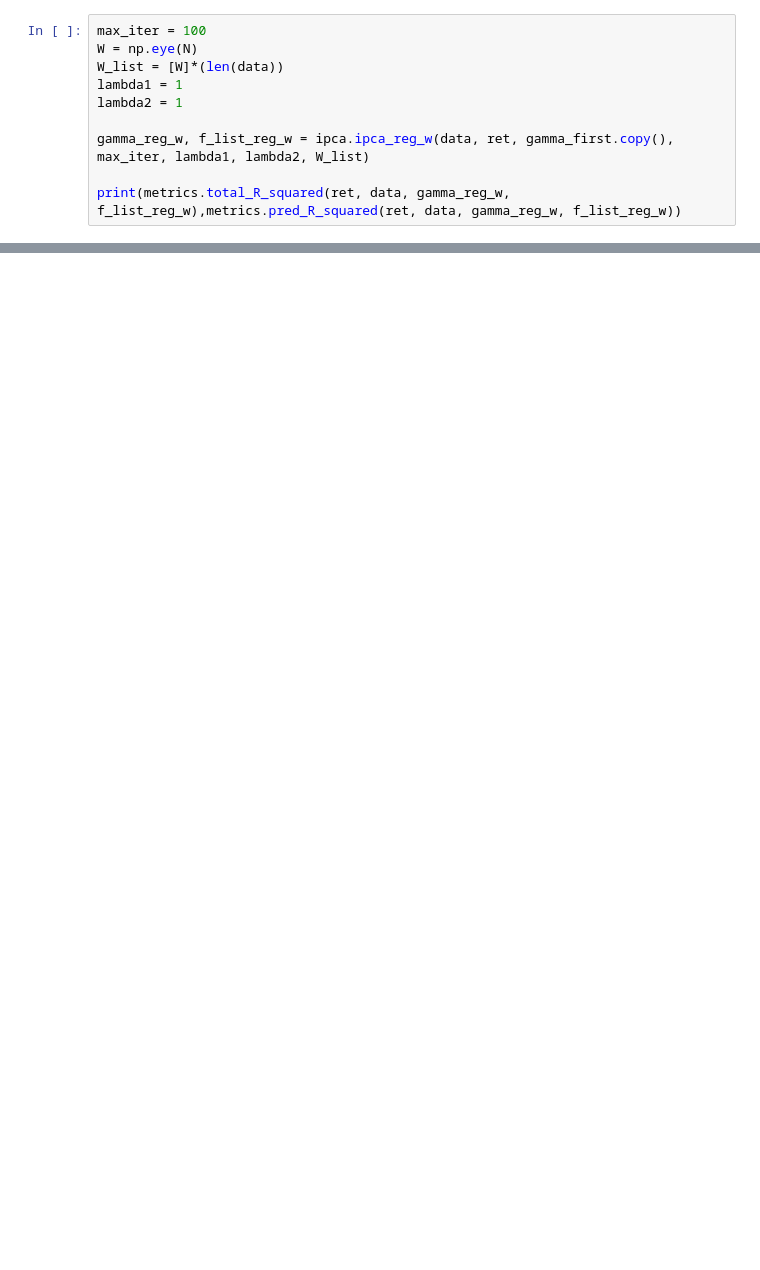
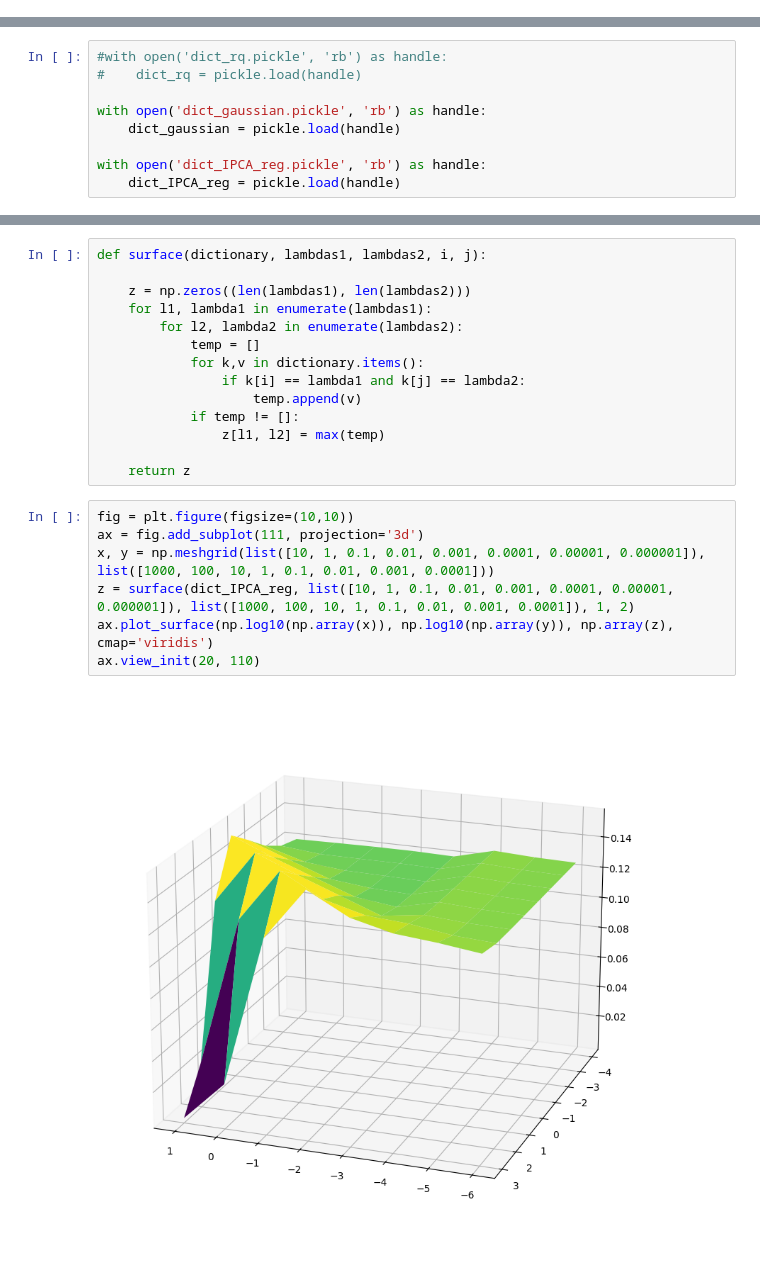
Before and after one commit to matteoferrazzi/ML-project-2, a Jupyter notebook: run.ipynb, the cells around one changed output, grey strips where cells are left out. Saved outputs shown, nothing was run; the diff lists cells and outputs as text; blank space fills up the shorter version.

Commit message:
changes in lambdas and dictionaries

```diff
--- a/run.ipynb
+++ b/run.ipynb
@@ -54,10 +26,0 @@ done
-# %%
-max_iter = 100
-W = np.eye(N)
-W_list = [W]*(len(data))
-lambda1 = 1
-lambda2 = 1
-
-gamma_reg_w, f_list_reg_w = ipca.ipca_reg_w(data, ret, gamma_first.copy(), max_iter, lambda1, lambda2, W_list)
-
-print(metrics.total_R_squared(ret, data, gamma_reg_w, f_list_reg_w),metrics.pred_R_squared(ret, data, gamma_reg_w, f_list_reg_w))
@@ -320,0 +27,9 @@ array([[ 1.00000000e+00, -5.86124409e-16, -2.38669266e-16,
+# %%
+#with open('dict_rq.pickle', 'rb') as handle:
+#    dict_rq = pickle.load(handle)
+
+with open('dict_gaussian.pickle', 'rb') as handle:
+    dict_gaussian = pickle.load(handle)
+
+with open('dict_IPCA_reg.pickle', 'rb') as handle:
+    dict_IPCA_reg = pickle.load(handle)
@@ -320,0 +56,23 @@ array([[ 1.00000000e+00, -5.86124409e-16, -2.38669266e-16,
+# %%
+def surface(dictionary, lambdas1, lambdas2, i, j):
+
+    z = np.zeros((len(lambdas1), len(lambdas2)))
+    for l1, lambda1 in enumerate(lambdas1):
+        for l2, lambda2 in enumerate(lambdas2):
+            temp = []
+            for k,v in dictionary.items():
+                if k[i] == lambda1 and k[j] == lambda2:
+                    temp.append(v)
+            if temp != []:
+                z[l1, l2] = max(temp)
+
+    return z
+# %%
+fig = plt.figure(figsize=(10,10))
+ax = fig.add_subplot(111, projection='3d')
+x, y = np.meshgrid(list([10, 1, 0.1, 0.01, 0.001, 0.0001, 0.00001, 0.000001]), list([1000, 100, 10, 1, 0.1, 0.01, 0.001, 0.0001]))
+z = surface(dict_IPCA_reg, list([10, 1, 0.1, 0.01, 0.001, 0.0001, 0.00001, 0.000001]), list([1000, 100, 10, 1, 0.1, 0.01, 0.001, 0.0001]), 1, 2)
+ax.plot_surface(np.log10(np.array(x)), np.log10(np.array(y)), np.array(z), cmap='viridis')
+ax.view_init(20, 110)
+# %% [output]
+[figure, added]
```
Also changed, not shown: parts of 33 cells of this notebook, 4 other files.
